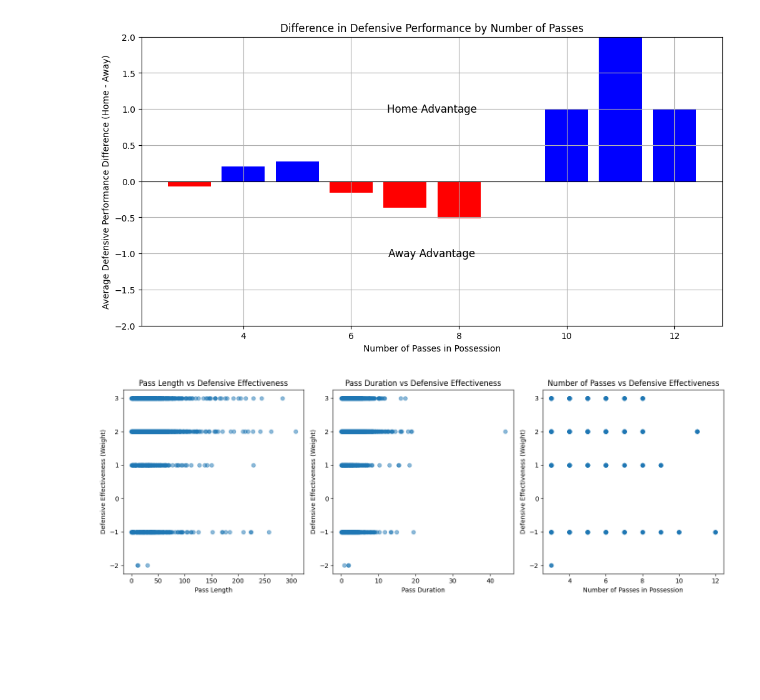
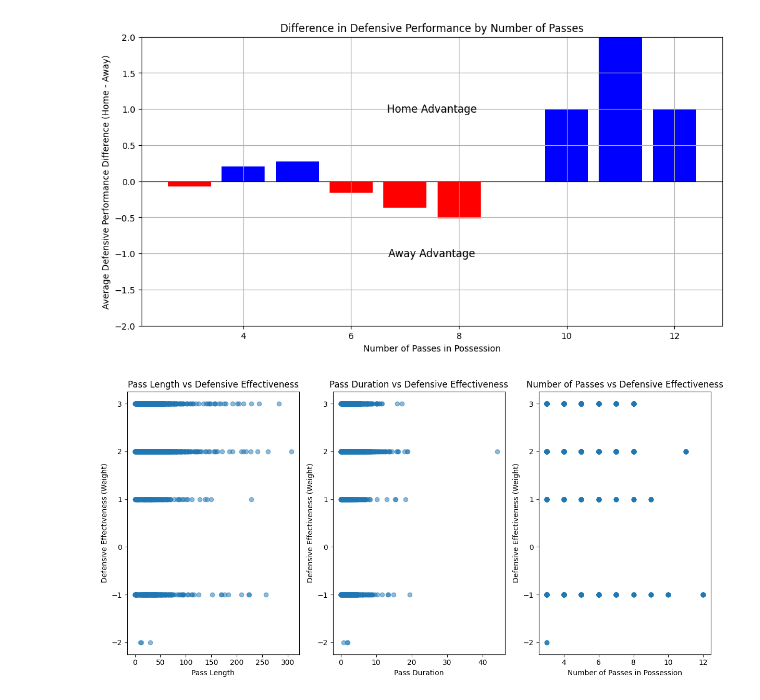
Before and after one commit to Jonathannsegal/networks, a Jupyter notebook: analysis.ipynb, the cells around one changed output. Saved outputs shown, nothing was run; the diff lists cells and outputs as text; code cells hidden in the pictures; blank space fills up the shorter version.

```diff
--- a/analysis.ipynb
+++ b/analysis.ipynb
@@ -289,32 +289,32 @@ def perform_passing_pattern_analysis():
             defensive_weights.extend([weight] * len(lengths))
 
     # Visualization
-    plt.figure(figsize=(14, 5))
+    plt.figure(figsize=(12, 6))
 
     # Pass Length vs Defensive Effectiveness
     plt.subplot(1, 3, 1)
     plt.scatter(pass_lengths, defensive_weights, alpha=0.5)
     plt.xlabel('Pass Length')
     plt.ylabel('Defensive Effectiveness (Weight)')
     plt.title('Pass Length vs Defensive Effectiveness')
 
     # Pass Duration vs Defensive Effectiveness
     plt.subplot(1, 3, 2)
     plt.scatter(pass_durations, defensive_weights, alpha=0.5)
     plt.xlabel('Pass Duration')
     plt.ylabel('Defensive Effectiveness (Weight)')
     plt.title('Pass Duration vs Defensive Effectiveness')
 
     # Number of Passes vs Defensive Effectiveness
     plt.subplot(1, 3, 3)
     plt.scatter(num_passes, defensive_weights, alpha=0.5)
     plt.xlabel('Number of Passes in Possession')
     plt.ylabel('Defensive Effectiveness (Weight)')
     plt.title('Number of Passes vs Defensive Effectiveness')
 
     plt.tight_layout()
     plt.show()
 
 perform_passing_pattern_analysis()
 # %% [output]
-[figure, old version]
+[figure, new version]
```
Also changed, not shown: parts of 1 cell of this notebook.
